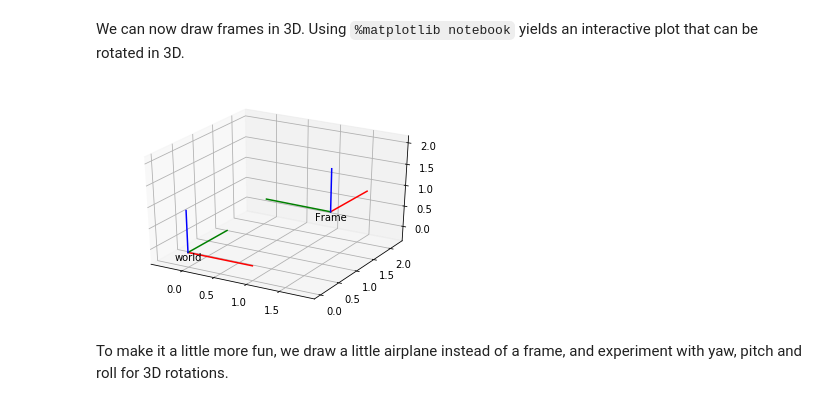
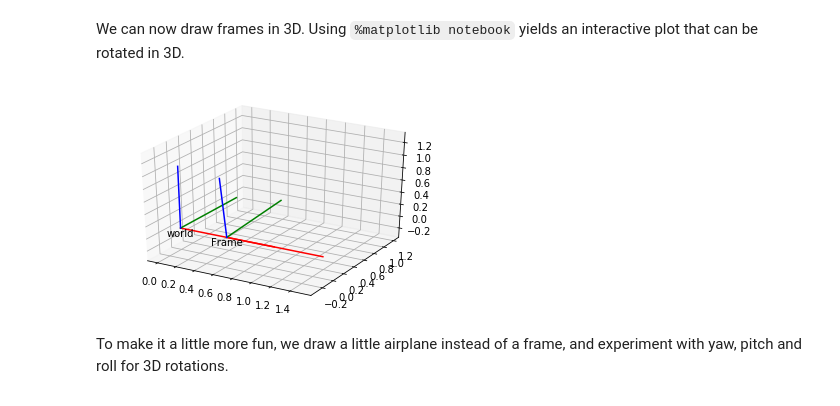
Before and after one commit to alessandro-giusti/teaching-notebooks, a Jupyter notebook: robotics/02 transforms3d.ipynb, the cells around one changed output. Saved outputs shown, nothing was run; the diff lists cells and outputs as text; code cells hidden in the pictures.

```diff
--- a/robotics/02 transforms3d.ipynb
+++ b/robotics/02 transforms3d.ipynb
@@ -70,24 +72,24 @@ We can now draw frames in 3D.  Using `%matplotlib notebook` yields an interactiv
 # %%
 #%matplotlib notebook
 # Useful to rotate 3D plots
 
 def draw3df(f, ax, name = None):
     """ Draw 3d frame defined by f on axis ax (if provided) or on a new axis otherwise """
     xhat = f @ np.array([[0,0,0,1],[1,0,0,1]]).T
     yhat = f @ np.array([[0,0,0,1],[0,1,0,1]]).T
     zhat = f @ np.array([[0,0,0,1],[0,0,1,1]]).T
     ax.plot(xhat[0,:],xhat[1,:],xhat[2,:],'r-') # transformed x unit vector
     ax.plot(yhat[0,:],yhat[1,:],yhat[2,:],'g-') # transformed y unit vector
     ax.plot(zhat[0,:],zhat[1,:],zhat[2,:],'b-') # transformed z unit vector
     if(name):
         ax.text(xhat[0,0],xhat[1,0],xhat[2,0],name,va="top",ha="center")
 
 fig,ax = plt.subplots(subplot_kw=dict(projection='3d'))
 draw3df(np.eye(4),ax,"world")
-draw3df(mk3dtr(1.5,1.2,0.8) @ mk3drotz(np.pi/3+0.5),ax,"Frame")
+draw3df(mk3dtr(0.5,0,0) @ mk3drotx(0.1),ax,"Frame")
 set_axes_equal(ax)
 # %% [output]
-[figure, old version]
+[figure, new version]
 # %% [markdown]
 To make it a little more fun, we draw a little airplane instead of a frame, and experiment with yaw, pitch and roll for 3D rotations.
 # %%
```
Also changed, not shown: parts of 8 cells of this notebook, 1 other file.
